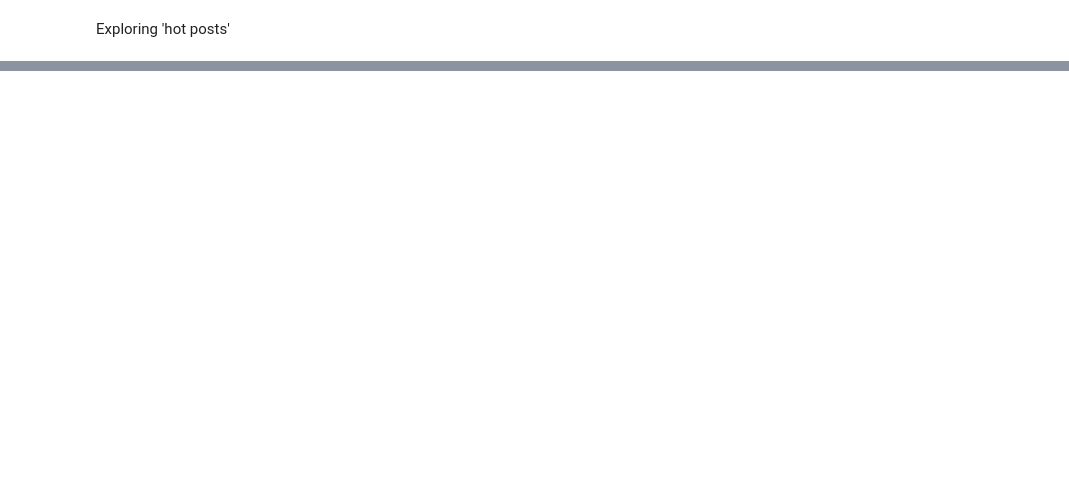
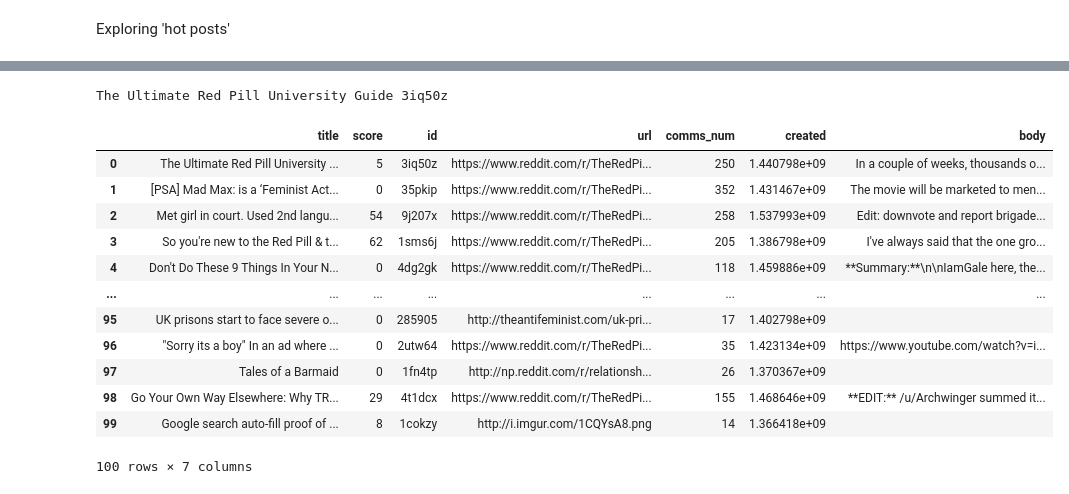
Before and after one commit to allisonkoh/dash-reddit-trp, a Jupyter notebook: code/00_exploring_praw.ipynb, the cells around one changed output, grey strips where cells are left out. Cells and saved outputs as stored; diff of their text form; code cells hidden in the pictures; blank space fills up the shorter version.

```diff
--- a/code/00_exploring_praw.ipynb
+++ b/code/00_exploring_praw.ipynb
@@ -87,0 +215,41 @@ AttributeError: ignored
+# %%
+#Controversial
+
+controversial_subreddit = subreddit.controversial()
+
+for submission in subreddit.controversial(limit=1):
+    print(submission.title, submission.id)
+
+topics_dict = { "title":[],
+                "score":[],
+                "id":[], "url":[],
+                "comms_num": [],
+                "created": [],
+                "body":[]}
+
+for submission in controversial_subreddit:
+    topics_dict["title"].append(submission.title)
+    topics_dict["score"].append(submission.score)
+    topics_dict["id"].append(submission.id)
+    topics_dict["url"].append(submission.url)
+    topics_dict["comms_num"].append(submission.num_comments)
+    topics_dict["created"].append(submission.created)
+    topics_dict["body"].append(submission.selftext)
+
+topics_data = pd.DataFrame(topics_dict)
+topics_data
+# %% [output]
+The Ultimate Red Pill University Guide 3iq50z
+|  | title | score | id | url | comms_num | created | body |
+| 0 | The Ultimate Red Pill University ... | 5 | 3iq50z | https://www.reddit.com/r/TheRedPi... | 250 | 1.440798e+09 | In a couple of weeks, thousands o... |
+| 1 | [PSA] Mad Max: is a ‘Feminist Act... | 0 | 35pkip | https://www.reddit.com/r/TheRedPi... | 352 | 1.431467e+09 | The movie will be marketed to men... |
+| 2 | Met girl in court. Used 2nd langu... | 54 | 9j207x | https://www.reddit.com/r/TheRedPi... | 258 | 1.537993e+09 | Edit: downvote and report brigade... |
+| 3 | So you're new to the Red Pill & t... | 62 | 1sms6j | https://www.reddit.com/r/TheRedPi... | 205 | 1.386798e+09 | I've always said that the one gro... |
+| 4 | Don't Do These 9 Things In Your N... | 0 | 4dg2gk | https://www.reddit.com/r/TheRedPi... | 118 | 1.459886e+09 | **Summary:**\n\nIamGale here, the... |
+| ... | ... | ... | ... | ... | ... | ... | ... |
+| 95 | UK prisons start to face severe o... | 0 | 285905 | http://theantifeminist.com/uk-pri... | 17 | 1.402798e+09 |  |
+| 96 | "Sorry its a boy" In an ad where ... | 0 | 2utw64 | https://www.reddit.com/r/TheRedPi... | 35 | 1.423134e+09 | https://www.youtube.com/watch?v=i... |
+| 97 | Tales of a Barmaid | 0 | 1fn4tp | http://np.reddit.com/r/relationsh... | 26 | 1.370367e+09 |  |
+| 98 | Go Your Own Way Elsewhere: Why TR... | 29 | 4t1dcx | https://www.reddit.com/r/TheRedPi... | 155 | 1.468646e+09 | **EDIT:** /u/Archwinger summed it... |
+| 99 | Google search auto-fill proof of ... | 8 | 1cokzy | http://i.imgur.com/1CQYsA8.png | 14 | 1.366418e+09 |  |
+100 rows × 7 columns
```
Also changed, not shown: parts of 9 cells of this notebook.
